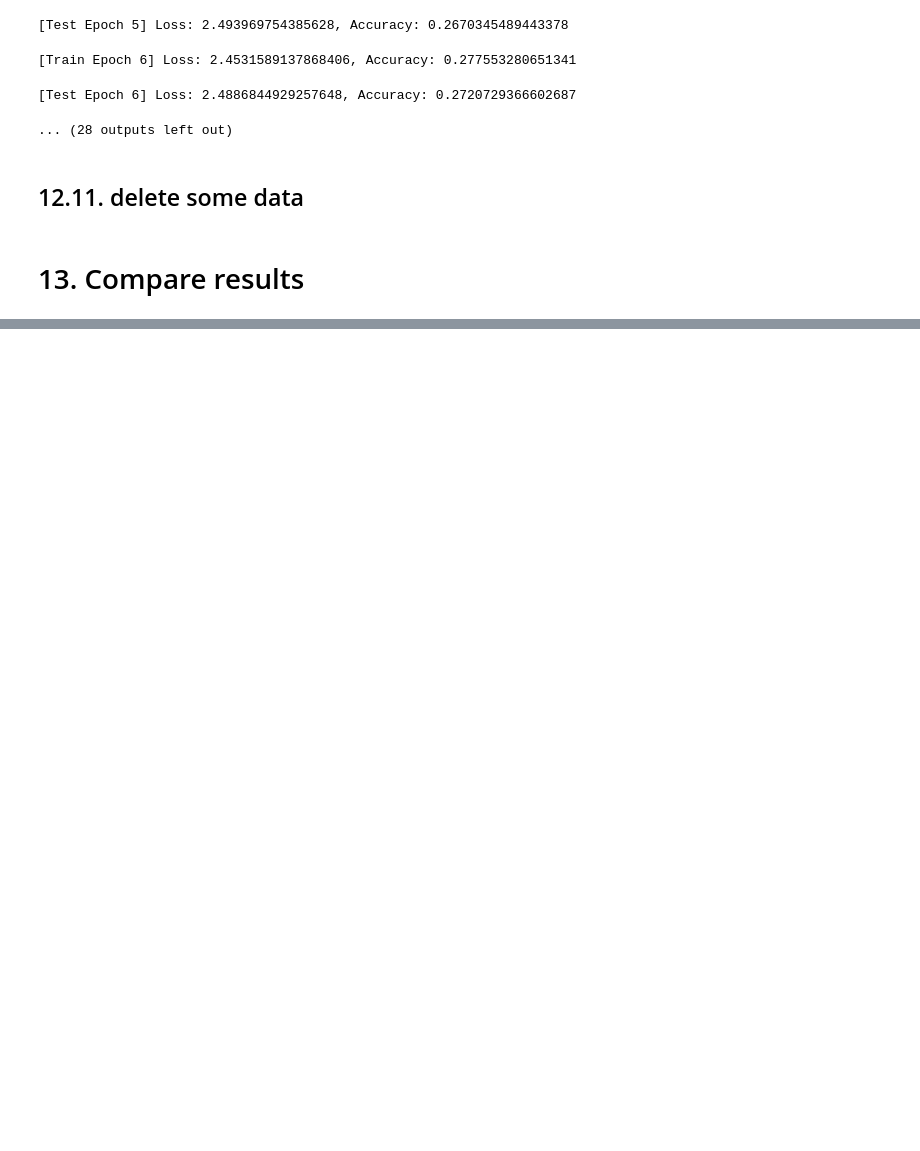
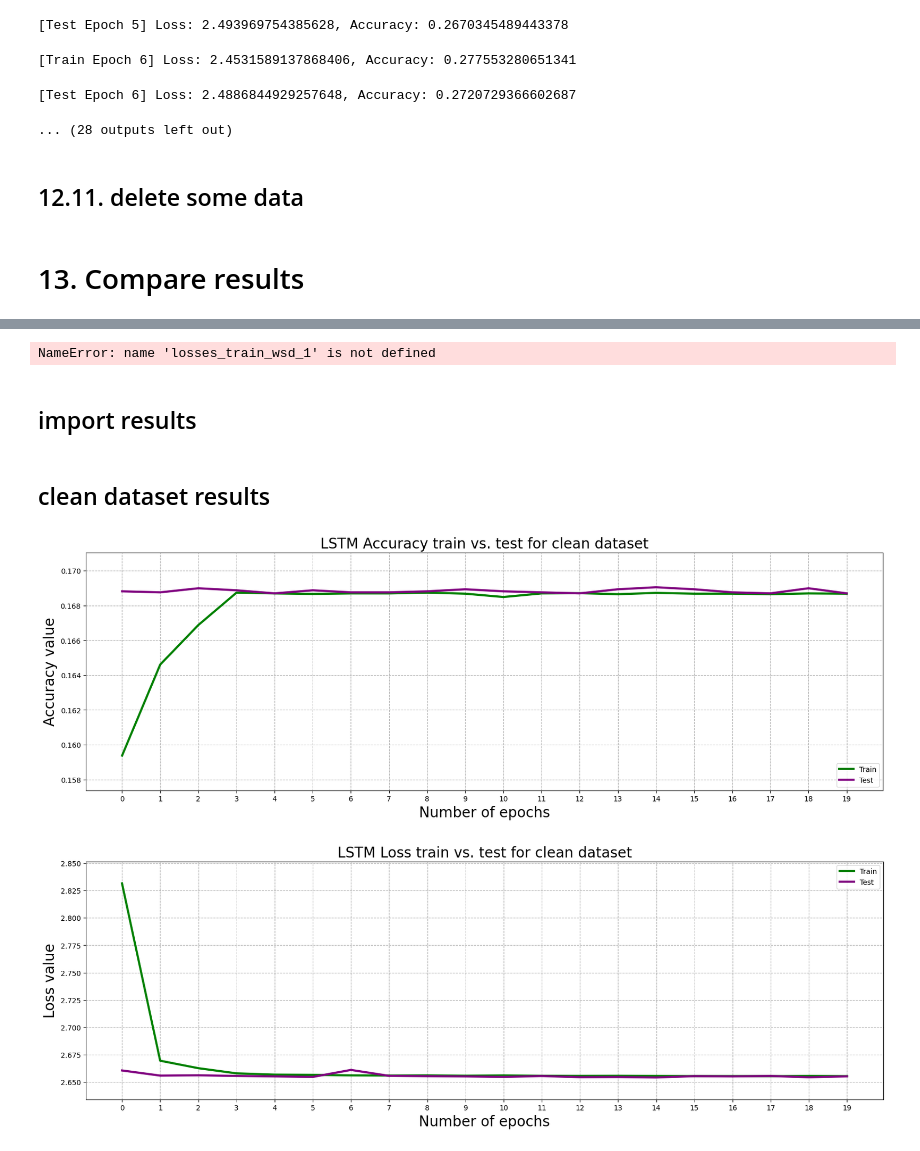
Before and after one commit to abobafett-dev/advanced-machine-learning-project-iu-2024, a Jupyter notebook: notebooks/test_lstm_gru.ipynb, the cells around one changed output, grey strips where cells are left out. Saved outputs shown, nothing was run; the diff lists cells and outputs as text; code cells hidden in the pictures; blank space fills up the shorter version.

Commit message:
formalize graphs export results to csv

```diff
--- a/notebooks/test_lstm_gru.ipynb
+++ b/notebooks/test_lstm_gru.ipynb
@@ -912,0 +883,16 @@ plt.show()
+# %%
+path = '../results_metrics/'
+filename = f'{export_time}_loss.csv'
+data_lists_to_export = zip(losses_train_clean, losses_test_clean, losses_train_clean_corrected, losses_test_clean_corrected, losses_train_wsd_1, losses_test_wsd_1, losses_train_wsd_2, losses_test_wsd_2)
+
+with open(path + filename, 'w', newline='') as csvfile:
+    writer = csv.writer(csvfile)
+
+    writer.writerow(['losses_train_clean', 'losses_test_clean', 'losses_train_clean_corrected', 'losses_test_clean_corrected', 'losses_train_wsd_1', 'losses_test_wsd_1', 'losses_train_wsd_2_glove_6b_50d', 'losses_test_wsd_2_glove_6b_50d'])
+
+    for row in data_lists_to_export:
+        writer.writerow(row)
+# %% [output]
+NameError: name 'losses_train_wsd_1' is not defined
+# %% [markdown]
+## import results
@@ -912,0 +902,55 @@ plt.show()
+# %%
+accuracy_df = pd.read_csv(f"../results_metrics/1713535050_accuracy.csv")
+loss_df = pd.read_csv(f"../results_metrics/1713535050_loss.csv")
+# %% [markdown]
+
+## clean dataset results
+# %%
+accuracies_train_clean = accuracy_df['accuracies_train_clean'].tolist()
+accuracies_test_clean = accuracy_df['accuracies_test_clean'].tolist()
+
+losses_train_clean = loss_df['losses_train_clean'].tolist()
+losses_test_clean = loss_df['losses_test_clean'].tolist()
+
+
+plt.figure(figsize=(20, 6))
+
+plt.plot(number_of_epochs, accuracies_train_clean, label=f'Train', linewidth=3, color='green')
+plt.plot(number_of_epochs, accuracies_test_clean, label='Test', linewidth=3, color='purple')
+
+
+plt.xticks(range(min(number_of_epochs), max(number_of_epochs) + 1, 1))
+plt.ylim(min(accuracies_train_clean + accuracies_test_clean) - 0.002, max(accuracies_train_clean + accuracies_test_clean) + 0.002)
+
+plt.legend(loc='lower right')
+plt.grid(linestyle='--')
+
+
+plt.xlabel('Number of epochs', fontsize=20)
+plt.ylabel('Accuracy value', fontsize=20)
+plt.title(f'LSTM Accuracy train vs. test for clean dataset', fontsize=20)
+
+plt.show()
+
+
+plt.figure(figsize=(20, 6))
+
+
+plt.plot(number_of_epochs, losses_train_clean, label=f'Train', linewidth=3, color='green')
+plt.plot(number_of_epochs, losses_test_clean, label='Test', linewidth=3, color='purple')
+
+plt.xticks(range(min(number_of_epochs), max(number_of_epochs) + 1, 1))
+plt.ylim(min(losses_train_clean + losses_test_clean) - 0.02, max(losses_train_clean + losses_test_clean) + 0.02)
+
+plt.legend(loc='upper right')
+plt.grid(linestyle='--')
+
+
+plt.xlabel('Number of epochs', fontsize=20)
+plt.ylabel('Loss value', fontsize=20)
+plt.title(f'LSTM Loss train vs. test for clean dataset', fontsize=20)
+
+plt.show()
+# %% [output]
+[figure, added]
+[figure, added]
```
Also changed, not shown: parts of 16 cells of this notebook, 1 other file.
